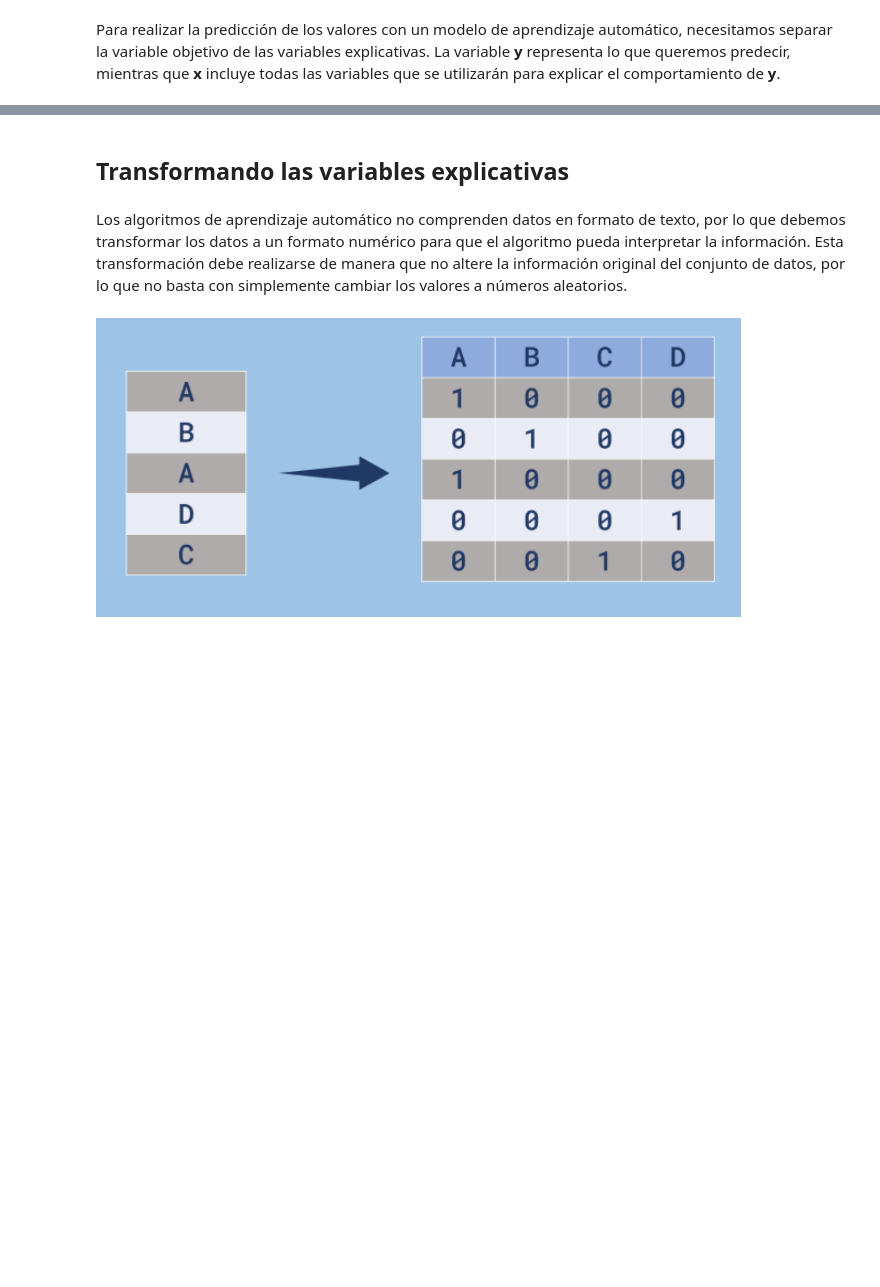
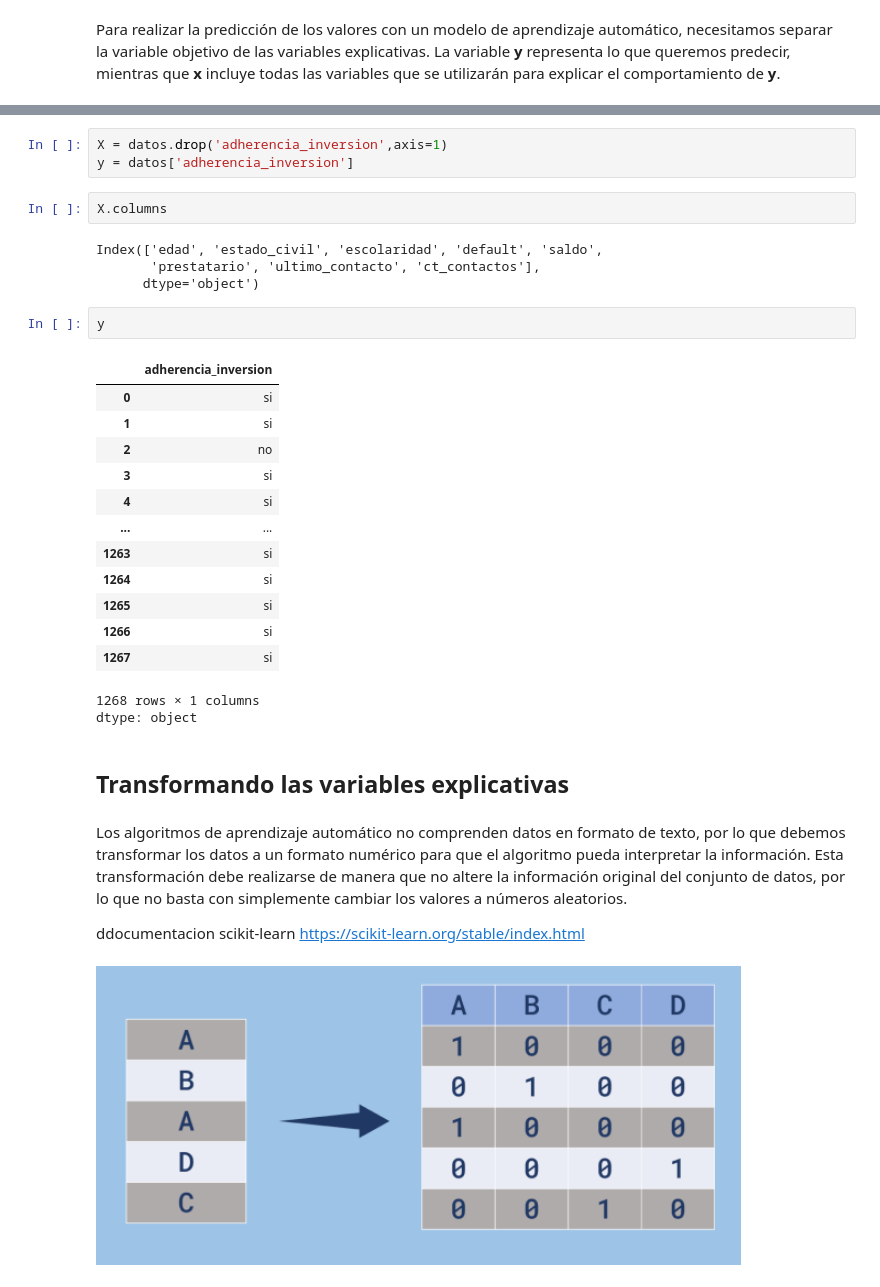
Before and after one commit to dialejo/Math_with_python, a Jupyter notebook: Clasificacion_primeros_pasos.ipynb, the cells around one changed output, grey strips where cells are left out. Cells and saved outputs as stored; diff of their text form; blank space fills up the shorter version.

```diff
--- a/Clasificacion_primeros_pasos.ipynb
+++ b/Clasificacion_primeros_pasos.ipynb
@@ -236,6 +245,34 @@ Para realizar la predicción de los valores con un modelo de aprendizaje automá
+# %%
+X = datos.drop('adherencia_inversion',axis=1)
+y = datos['adherencia_inversion']
+# %%
+X.columns
+# %% [output]
+Index(['edad', 'estado_civil', 'escolaridad', 'default', 'saldo',
+       'prestatario', 'ultimo_contacto', 'ct_contactos'],
+      dtype='object')
+# %%
+y
+# %% [output]
+|  | adherencia_inversion |
+| 0 | si |
+| 1 | si |
+| 2 | no |
+| 3 | si |
+| 4 | si |
+| ... | ... |
+| 1263 | si |
+| 1264 | si |
+| 1265 | si |
+| 1266 | si |
+| 1267 | si |
+1268 rows × 1 columns
+dtype: object
 # %% [markdown]
 ## Transformando las variables explicativas
 # %% [markdown]
 Los algoritmos de aprendizaje automático no comprenden datos en formato de texto, por lo que debemos transformar los datos a un formato numérico para que el algoritmo pueda interpretar la información. Esta transformación debe realizarse de manera que no altere la información original del conjunto de datos, por lo que no basta con simplemente cambiar los valores a números aleatorios.
+
+ddocumentacion scikit-learn https://scikit-learn.org/stable/index.html
 # %% [markdown]
 ![image.png](embedded-picture-1)
```
Also changed, not shown: parts of 22 cells of this notebook.
